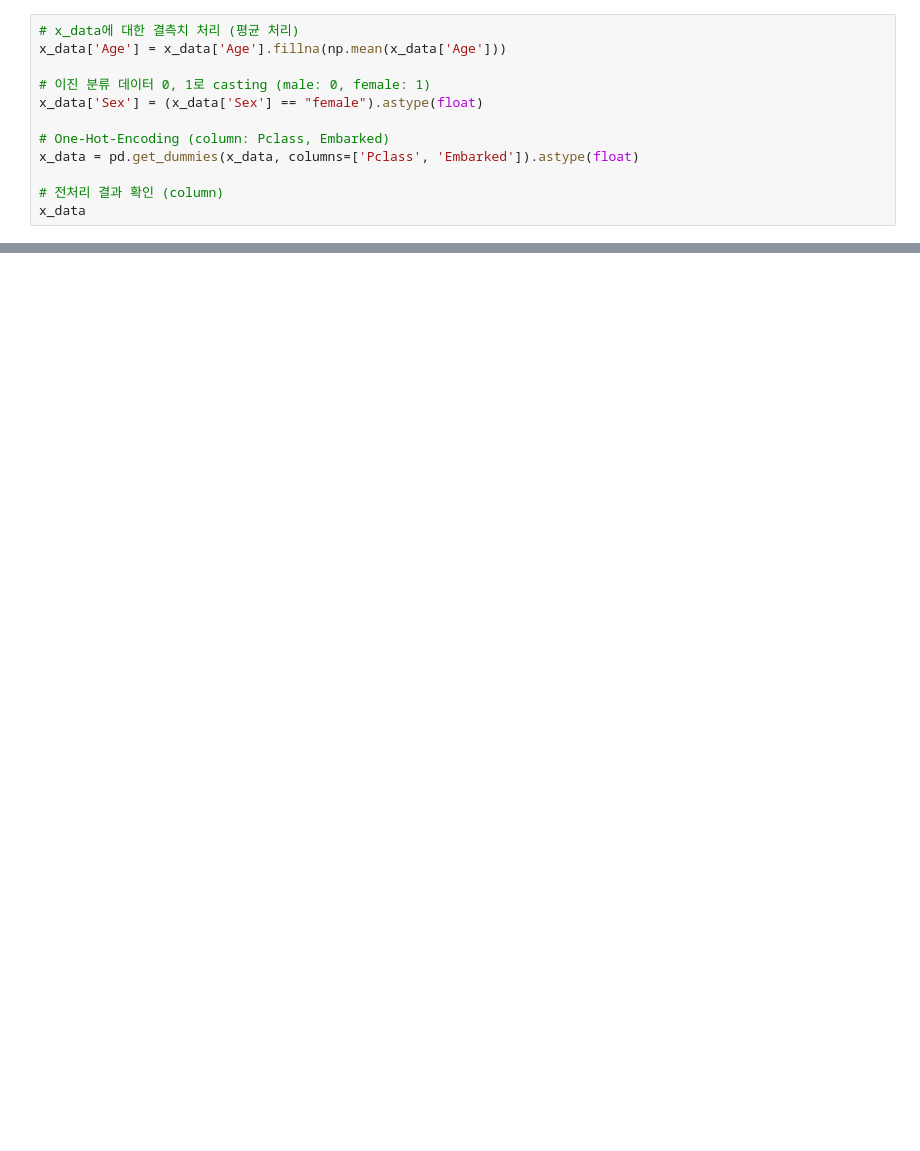
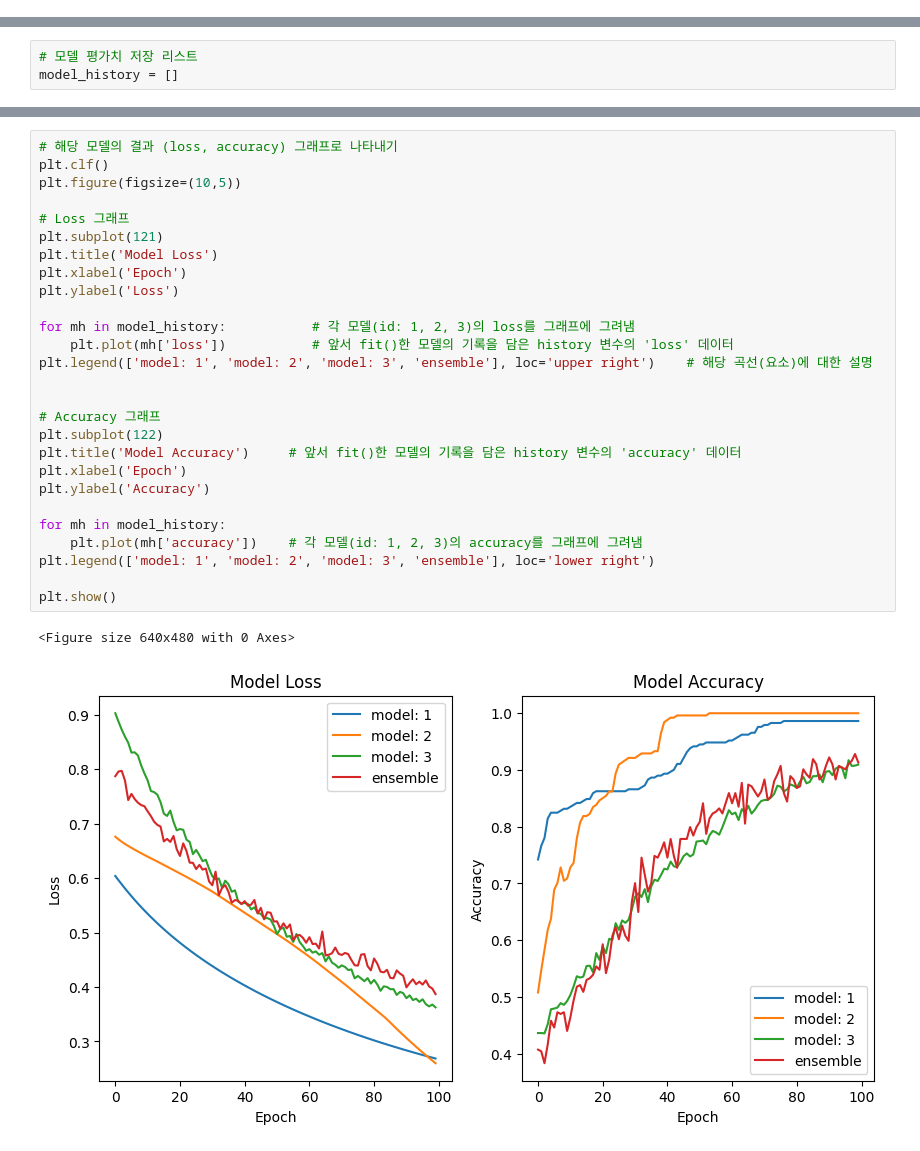
Before and after one commit to Boram3/HW5, a Jupyter notebook: main.ipynb, the cells around one changed output, grey strips where cells are left out. Drawn from its saved outputs; the diff is of its cells as text; blank space fills up the shorter version.

```diff
--- a/main.ipynb
+++ b/main.ipynb
@@ -22,12 +14,0 @@ x_data = df.drop(columns=['Survived'])
-# %%
-# x_data에 대한 결측치 처리 (평균 처리)
-x_data['Age'] = x_data['Age'].fillna(np.mean(x_data['Age']))
-
-# 이진 분류 데이터 0, 1로 casting (male: 0, female: 1)
-x_data['Sex'] = (x_data['Sex'] == "female").astype(float)
-
-# One-Hot-Encoding (column: Pclass, Embarked)
-x_data = pd.get_dummies(x_data, columns=['Pclass', 'Embarked']).astype(float)
-
-# 전처리 결과 확인 (column)
-x_data
@@ -137,0 +70,3 @@ print(score)
+# %%
+# 모델 평가치 저장 리스트
+model_history = []
@@ -137,0 +516,30 @@ print(score)
+# %%
+# 해당 모델의 결과 (loss, accuracy) 그래프로 나타내기
+plt.clf()
+plt.figure(figsize=(10,5))
+
+# Loss 그래프
+plt.subplot(121)
+plt.title('Model Loss')
+plt.xlabel('Epoch')
+plt.ylabel('Loss')
+
+for mh in model_history:           # 각 모델(id: 1, 2, 3)의 loss를 그래프에 그려냄
+    plt.plot(mh['loss'])           # 앞서 fit()한 모델의 기록을 담은 history 변수의 'loss' 데이터
+plt.legend(['model: 1', 'model: 2', 'model: 3', 'ensemble'], loc='upper right')    # 해당 곡선(요소)에 대한 설명
+
+
+# Accuracy 그래프
+plt.subplot(122)
+plt.title('Model Accuracy')     # 앞서 fit()한 모델의 기록을 담은 history 변수의 'accuracy' 데이터
+plt.xlabel('Epoch')
+plt.ylabel('Accuracy')
+
+for mh in model_history:
+    plt.plot(mh['accuracy'])    # 각 모델(id: 1, 2, 3)의 accuracy를 그래프에 그려냄
+plt.legend(['model: 1', 'model: 2', 'model: 3', 'ensemble'], loc='lower right')
+
+plt.show()
+# %% [output]
+<Figure size 640x480 with 0 Axes>
+[figure, added]
```
Also changed, not shown: parts of 12 cells of this notebook, 3 other files.
